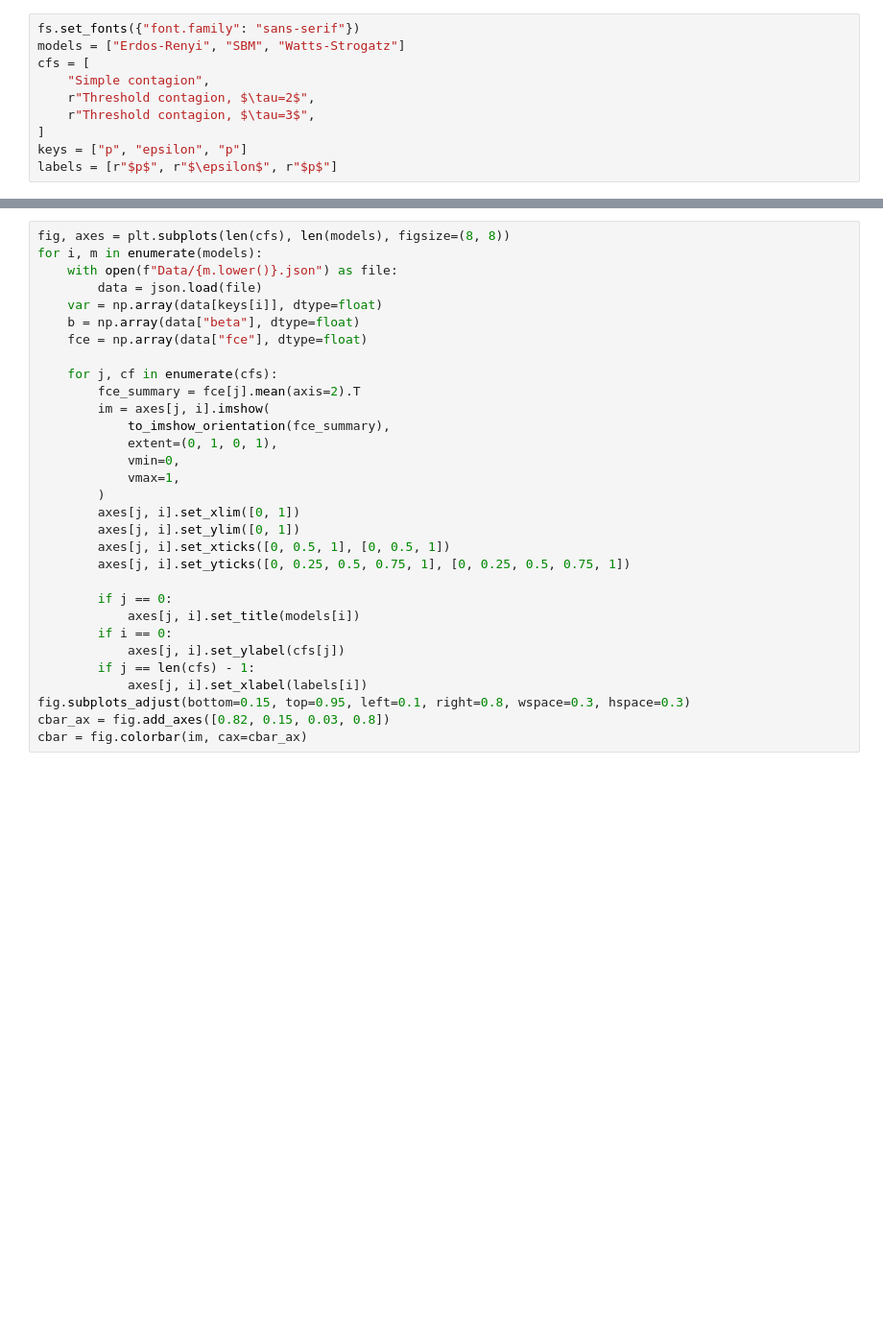
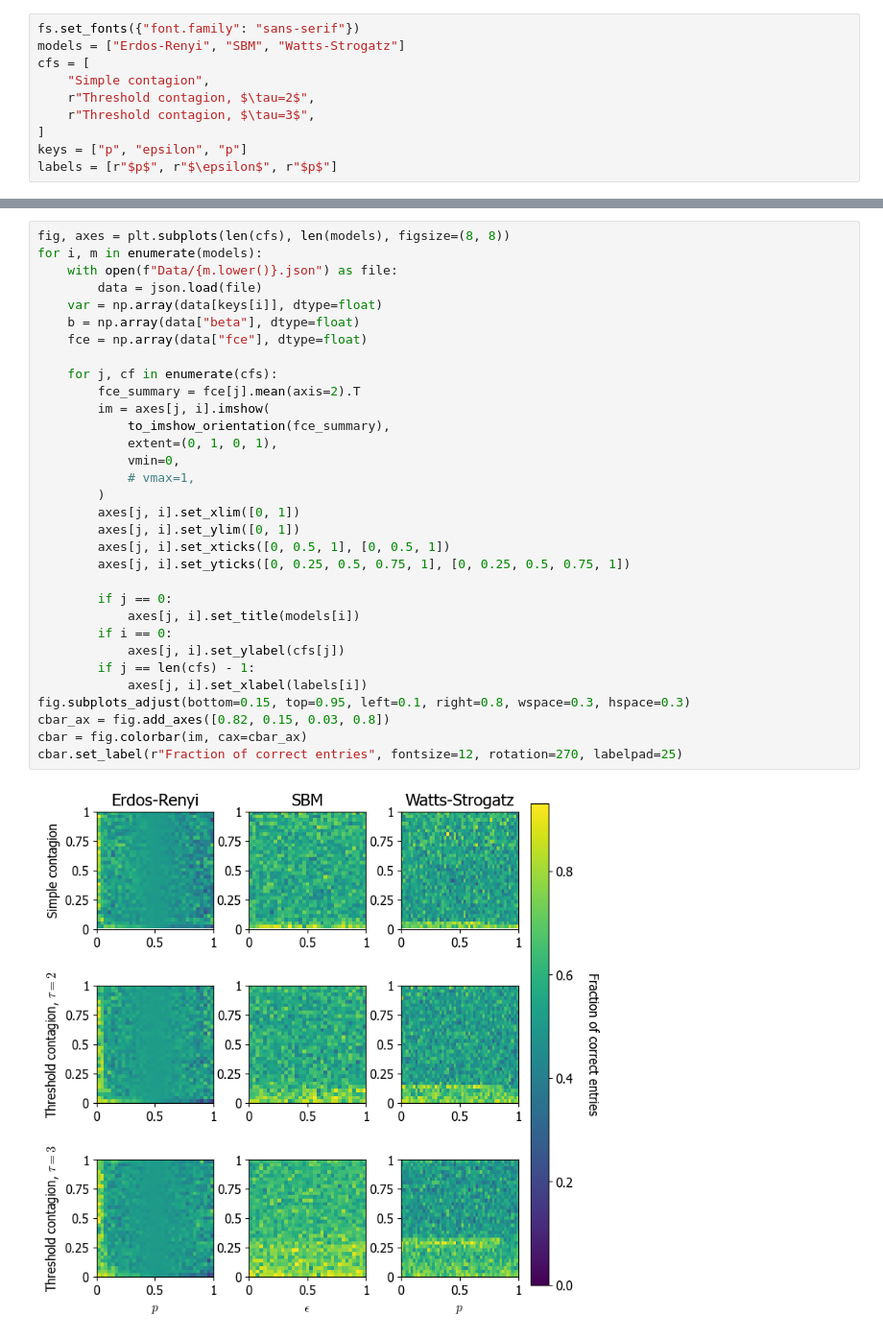
Before and after one commit to nwlandry/complex-network-reconstruction, a Jupyter notebook: plot_fig2.ipynb, the cells around one changed output, grey strips where cells are left out. Shown at 96% size. Cells and saved outputs as stored; diff of their text form; blank space fills up the shorter version.

```diff
--- a/plot_fig2.ipynb
+++ b/plot_fig2.ipynb
@@ -58,31 +59,34 @@ cbar.set_label(r"F-Score", fontsize=12, rotation=270, labelpad=25)
 # %%
 fig, axes = plt.subplots(len(cfs), len(models), figsize=(8, 8))
 for i, m in enumerate(models):
     with open(f"Data/{m.lower()}.json") as file:
         data = json.load(file)
     var = np.array(data[keys[i]], dtype=float)
     b = np.array(data["beta"], dtype=float)
     fce = np.array(data["fce"], dtype=float)
 
     for j, cf in enumerate(cfs):
         fce_summary = fce[j].mean(axis=2).T
         im = axes[j, i].imshow(
             to_imshow_orientation(fce_summary),
             extent=(0, 1, 0, 1),
             vmin=0,
-            vmax=1,
+            # vmax=1,
         )
         axes[j, i].set_xlim([0, 1])
         axes[j, i].set_ylim([0, 1])
         axes[j, i].set_xticks([0, 0.5, 1], [0, 0.5, 1])
         axes[j, i].set_yticks([0, 0.25, 0.5, 0.75, 1], [0, 0.25, 0.5, 0.75, 1])
 
         if j == 0:
             axes[j, i].set_title(models[i])
         if i == 0:
             axes[j, i].set_ylabel(cfs[j])
         if j == len(cfs) - 1:
             axes[j, i].set_xlabel(labels[i])
 fig.subplots_adjust(bottom=0.15, top=0.95, left=0.1, right=0.8, wspace=0.3, hspace=0.3)
 cbar_ax = fig.add_axes([0.82, 0.15, 0.03, 0.8])
 cbar = fig.colorbar(im, cax=cbar_ax)
+cbar.set_label(r"Fraction of correct entries", fontsize=12, rotation=270, labelpad=25)
+# %% [output]
+[figure, added]
```
Also changed, not shown: parts of 1 cell of this notebook, 2 other files.
